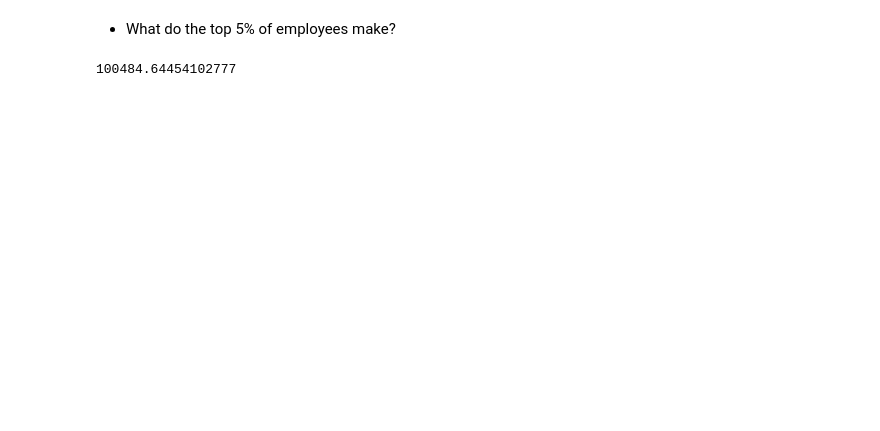
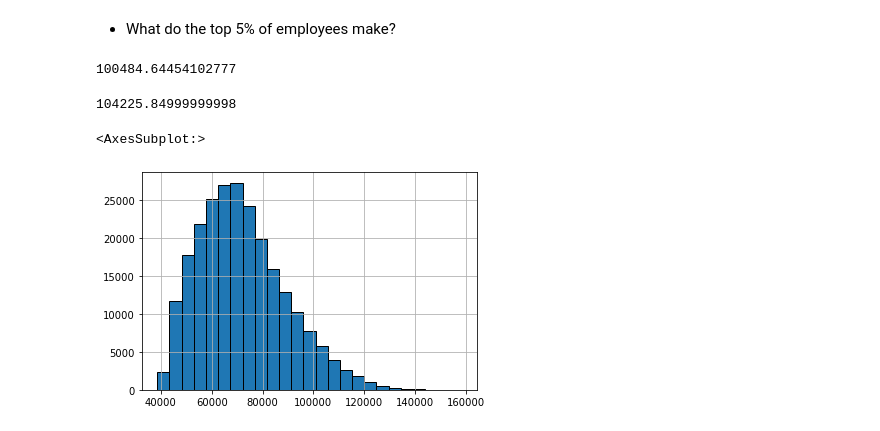
Before and after one commit to DBerchelmann/statistics-exercises, a Jupyter notebook: probability_distributions.ipynb, the cells around one changed output. Cells and saved outputs as stored; diff of their text form; code cells hidden in the pictures; blank space fills up the shorter version.

```diff
--- a/probability_distributions.ipynb
+++ b/probability_distributions.ipynb
@@ -203,3 +275,16 @@ salary_stats.sf(65_000) - salary_stats.sf(80_000)
 salary_stats.isf(.05)
 # %% [output]
 100484.64454102777
+# %%
+#ravinder, additonal solution
+
+salaries.salary.quantile(.95)
+# %% [output]
+104225.84999999998
+# %%
+# ravinder question, are salaries normally distributed
+
+salaries.salary.hist(bins = 25, ec = 'k')
+# %% [output]
+<AxesSubplot:>
+[figure, added]
```
Also changed, not shown: parts of 19 cells of this notebook.
